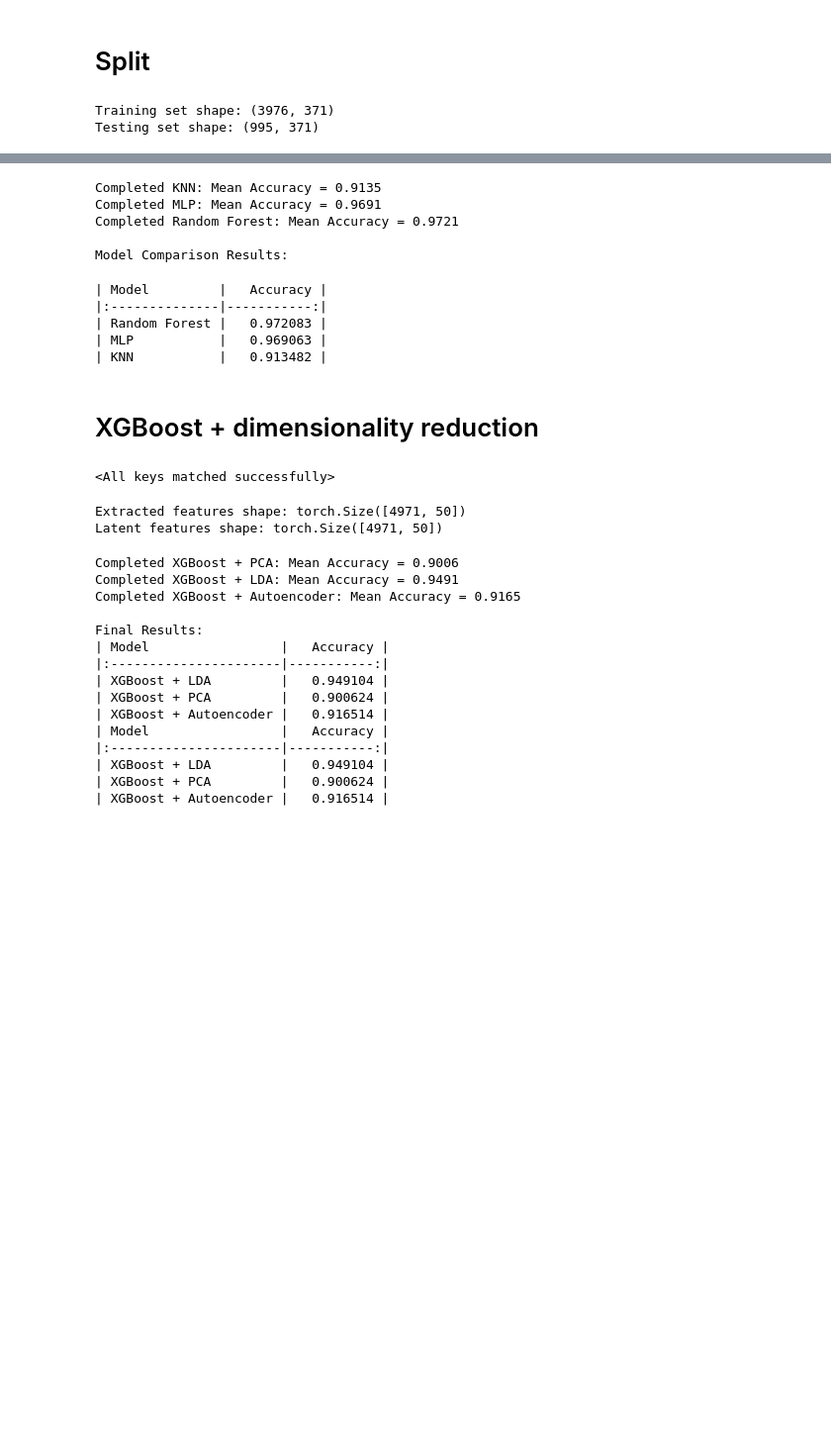
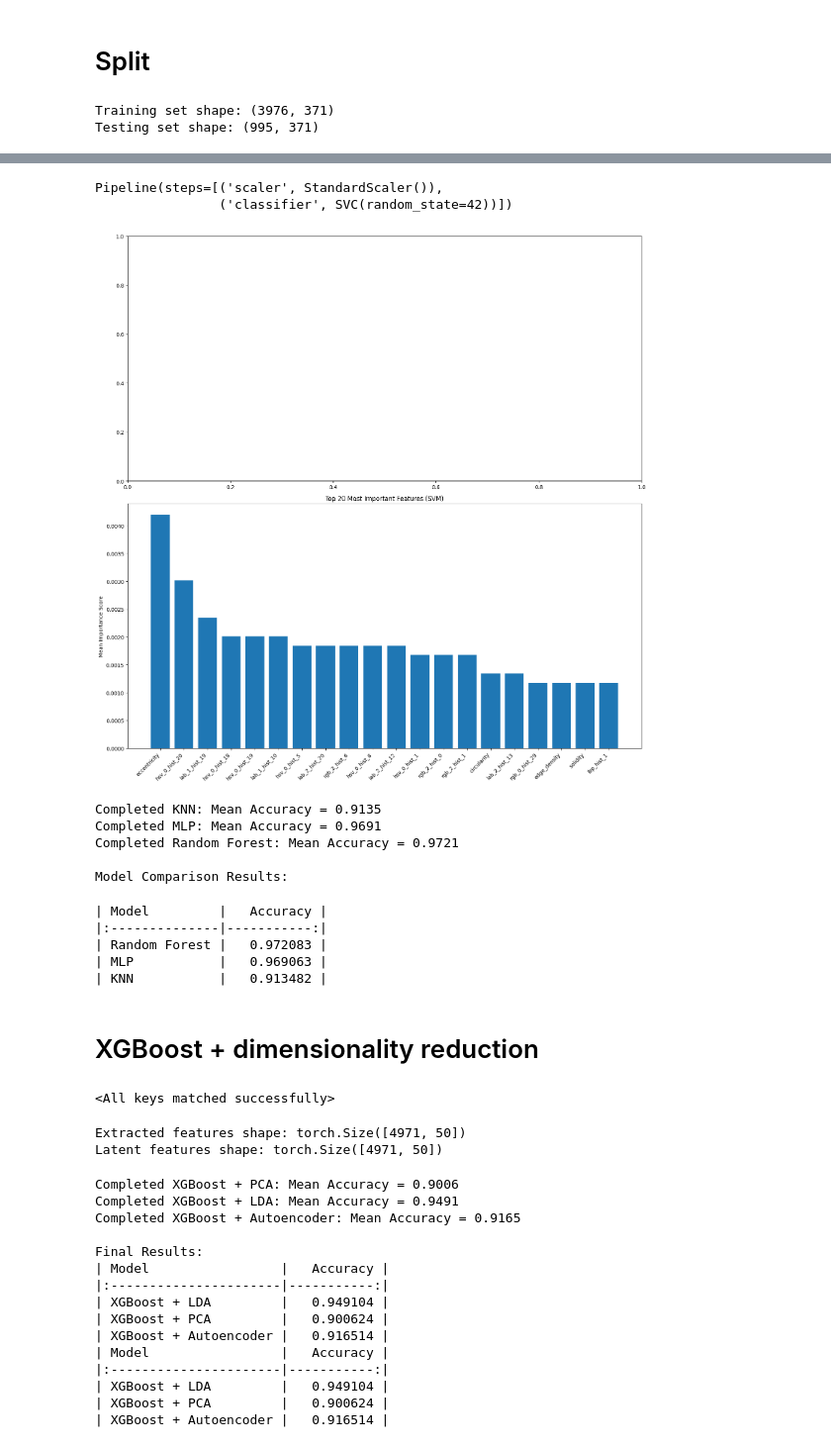
Before and after one commit to mkmksto/ai221_final_project, a Jupyter notebook: notebooks/quinto_etc.ipynb, the cells around one changed output, grey strips where cells are left out. Shown at 99% size. Saved outputs shown, nothing was run; the diff lists cells and outputs as text; code cells hidden in the pictures; blank space fills up the shorter version.

```diff
--- a/notebooks/quinto_etc.ipynb
+++ b/notebooks/quinto_etc.ipynb
@@ -76,0 +84,17 @@ Testing set shape: (995, 371)
+# %%
+import matplotlib.pyplot as plt
+from sklearn.inspection import permutation_importance
+from xgboost import XGBClassifier
+from sklearn.svm import SVC
+from sklearn.preprocessing import StandardScaler
+import numpy as np
+
+# Initialize and fit models
+# xgb = XGBClassifier(random_state=42)
+svm = Pipeline([("scaler", StandardScaler()), ("classifier", SVC(random_state=42))])
+
+# xgb.fit(X_train, y_train - 1)
+svm.fit(X_train, y_train - 1)
+# %% [output]
+Pipeline(steps=[('scaler', StandardScaler()),
+                ('classifier', SVC(random_state=42))])
@@ -77,3 +107,65 @@ Testing set shape: (995, 371)
+# %%
+# Calculate permutation importance
+def get_feature_importance(
+    model, X: np.ndarray, y: np.ndarray, n_repeats: int = 6
+) -> np.ndarray:
+    """
+    Calculate permutation feature importance scores
+
+    Args:
+        model: Fitted model
+        X: Input features
+        y: Target values
+        n_repeats: Number of times to permute each feature
+
+    Returns:
+        Array of mean importance scores for each feature
+    """
+    result = permutation_importance(
+        model, X, y - 1, n_repeats=n_repeats, random_state=42, n_jobs=8
+    )
+    return result.importances_mean
+
+
+# Get feature importances
+# xgb_importance = get_feature_importance(xgb, X_test, y_test)
+svm_importance = get_feature_importance(svm, X_test, y_test)
+
+# Plot feature importances
+fig, (ax1, ax2) = plt.subplots(2, 1, figsize=(15, 15))
+
+
+def plot_importance(
+    importance_scores: np.ndarray, feature_names: list, ax: plt.Axes, title: str
+) -> None:
+    """
+    Create bar plot of feature importance scores
+
+    Args:
+        importance_scores: Array of importance scores
+        feature_names: List of feature names
+        ax: Matplotlib axes object
+        title: Plot title
+    """
+    indices = np.argsort(importance_scores)[::-1]
+    top_k = 20  # Show top 20 features
+
+    ax.bar(range(top_k), importance_scores[indices][:top_k])
+    ax.set_xticks(range(top_k))
+    ax.set_xticklabels(feature_names[indices][:top_k], rotation=45, ha="right")
+    ax.set_title(f"Top {top_k} Most Important Features ({title})")
+    ax.set_ylabel("Mean Importance Score")
+
+
+feature_names = np.array(X.columns)
+
+# plot_importance(xgb_importance, feature_names, ax1, "XGBoost")
+plot_importance(svm_importance, feature_names, ax2, "SVM")
+
+plt.tight_layout()
+plt.show()
+# %% [output]
+[figure, added]
 # %%
 from sklearn.pipeline import Pipeline
 from sklearn.preprocessing import StandardScaler
```
Also changed, not shown: parts of 4 cells of this notebook.
